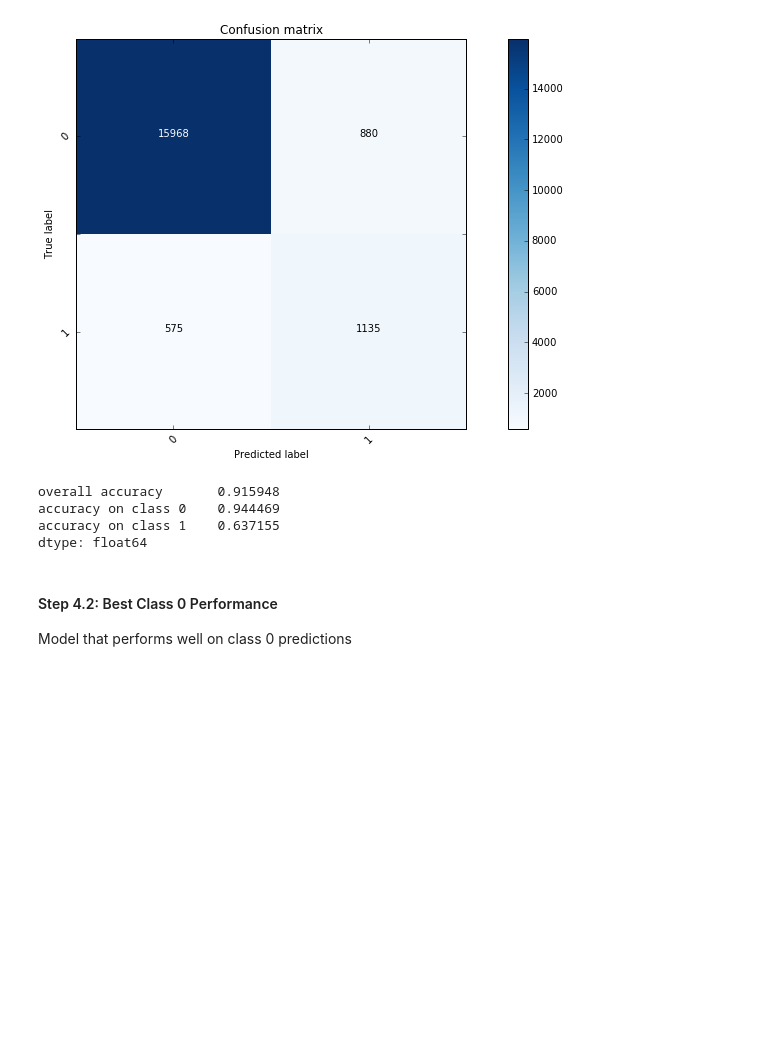
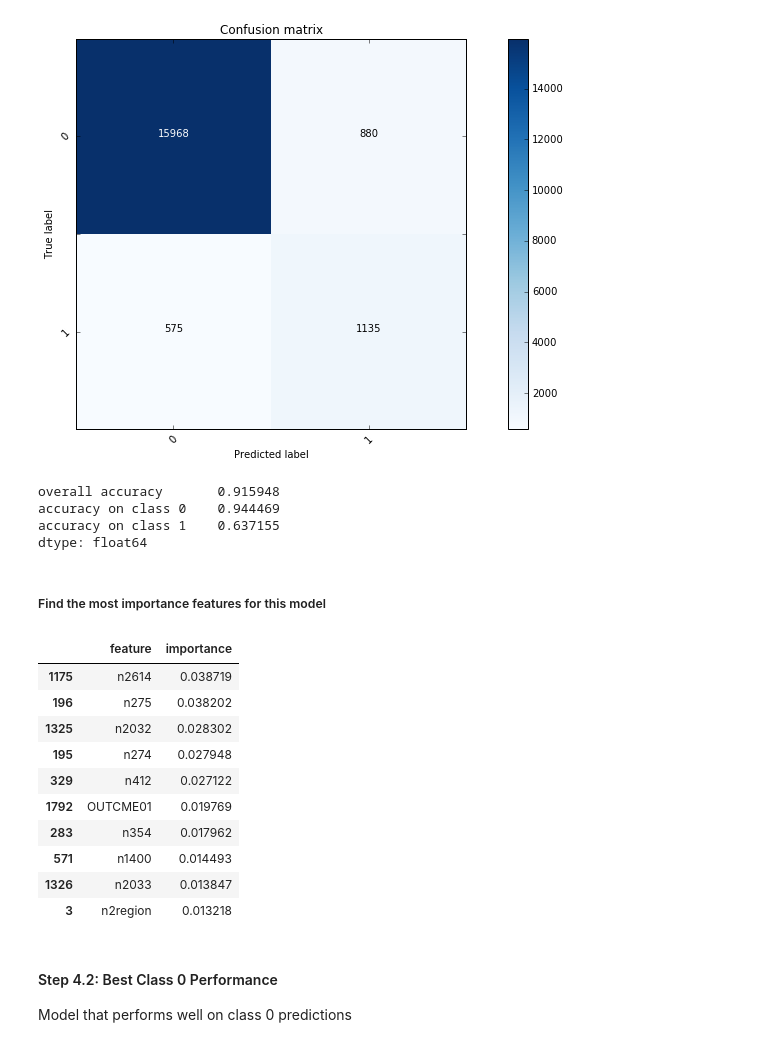
Before and after one commit to harvard-team-pivot/epilepsy-prediction, a Jupyter notebook: docs/ipynb/40_model_03.ipynb, the cells around one changed output. Cells and saved outputs as stored; diff of their text form; code cells hidden in the pictures; blank space fills up the shorter version.

Commit message:
Updated final model

```diff
--- a/docs/ipynb/40_model_03.ipynb
+++ b/docs/ipynb/40_model_03.ipynb
@@ -74,6 +74,16 @@ def plot_confusion_matrix(ax, cm, classes,title='Confusion matrix',cmap=plt.cm.B
     ax.set_xlabel('Predicted label')
     return img
 
+def find_top_features(model,n):
+    # Get the feature importances
+    feature_importances = pd.DataFrame(ncds_data_no_indicators.columns,columns=['feature'])
+    feature_importances = feature_importances[feature_importances['feature'] != 'epileptic']
+
+    feature_importances['importance'] = model.feature_importances_
+    feature_importances = feature_importances.sort_values(['importance'], ascending=[False]).head(n)
+
+    return feature_importances
+
 # Function for computing the accuracy a given model on the entire test set,
 # the accuracy on class 0 in the test set
 # and the accuracy on class 1
@@ -100,6 +110,25 @@ overall accuracy       0.915948
 accuracy on class 0    0.944469
 accuracy on class 1    0.637155
 dtype: float64
+# %% [markdown]
+##### Find the most importance features for this model
+# %%
+# Find top 10 features
+top_features = find_top_features(best_overall,10)
+
+top_features.head(10)
+# %% [output]
+|  | feature | importance |
+| 1175 | n2614 | 0.038719 |
+| 196 | n275 | 0.038202 |
+| 1325 | n2032 | 0.028302 |
+| 195 | n274 | 0.027948 |
+| 329 | n412 | 0.027122 |
+| 1792 | OUTCME01 | 0.019769 |
+| 283 | n354 | 0.017962 |
+| 571 | n1400 | 0.014493 |
+| 1326 | n2033 | 0.013847 |
+| 3 | n2region | 0.013218 |
 # %% [markdown]
 #### Step 4.2: Best Class 0 Performance
 
```
Also changed, not shown: parts of 4 cells of this notebook, 3 other files.
